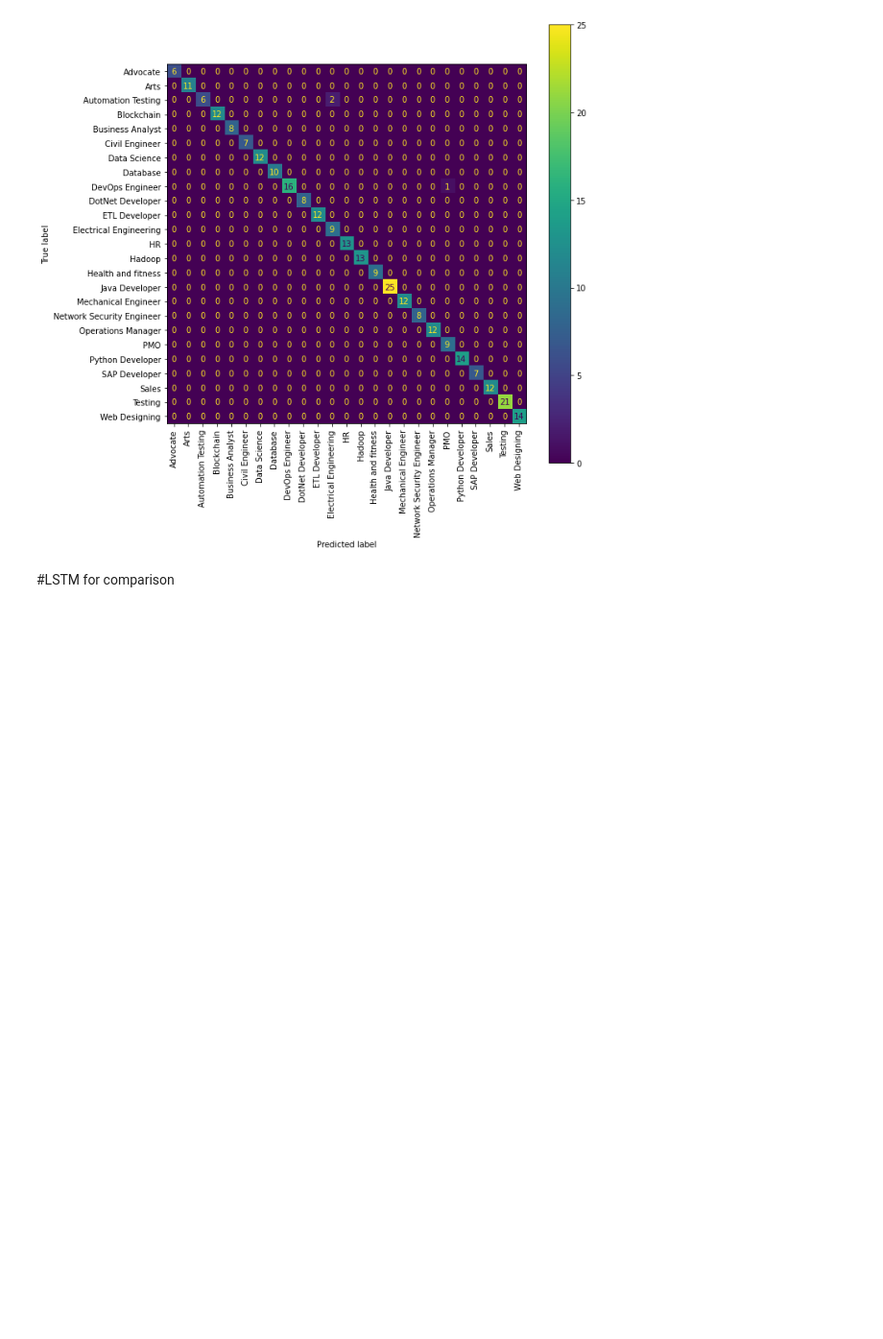
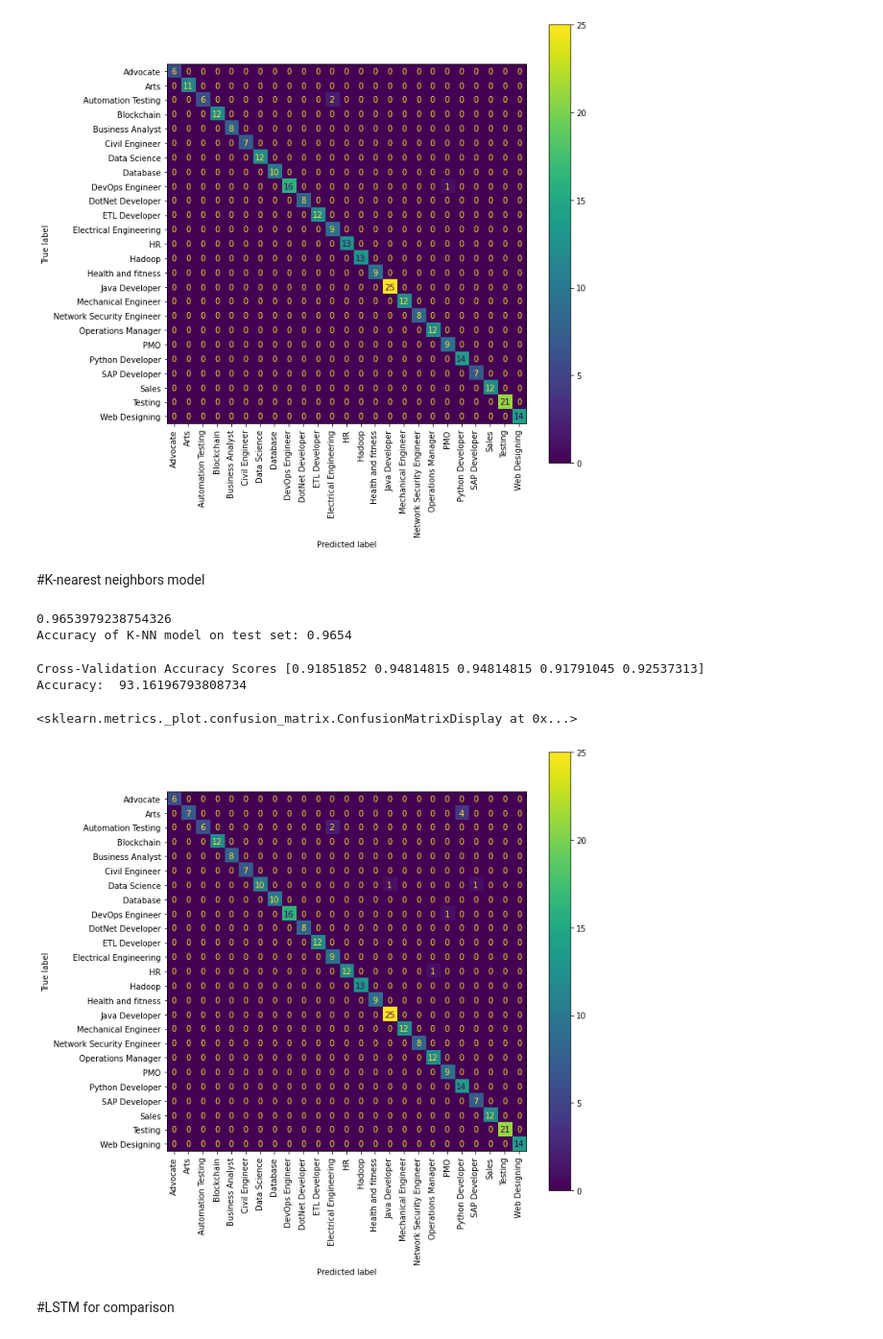
Before and after one commit to AJ-delaCruz/CMPE255, a Jupyter notebook: Resume.ipynb, the cells around one changed output. Shown at 96% size. Saved outputs shown, nothing was run; the diff lists cells and outputs as text; code cells hidden in the pictures; blank space fills up the shorter version.

Commit message:
KNN model with accuracy and confusion matrix

```diff
--- a/Resume.ipynb
+++ b/Resume.ipynb
@@ -287,6 +286,39 @@ disp.plot(ax=ax, xticks_rotation = 'vertical')
 # %% [output]
 <sklearn.metrics._plot.confusion_matrix.ConfusionMatrixDisplay at 0x...>
 [figure]
+# %% [markdown]
+#K-nearest neighbors model
+# %%
+from sklearn.neighbors import KNeighborsClassifier
+
+knn_clf = KNeighborsClassifier(n_neighbors=10)
+knn_clf.fit(X_train_tfidf, y_train)
+
+y_pred_test4 = knn_clf.predict(vectorizer.transform(X_test))
+print(accuracy_score(y_test, y_pred_test4))
+
+print('Accuracy of K-NN model on test set: {:.4f}'.format(knn_clf.score(vectorizer.transform(X_test), y_test)))
+# %% [output]
+0.9653979238754326
+Accuracy of K-NN model on test set: 0.9654
+# %%
+scores = cross_val_score(knn_clf, X_train_tfidf, y_train, cv=5)
+print('Cross-Validation Accuracy Scores', scores)
+print("Accuracy: ", (scores.mean()*100.0))
+# %% [output]
+Cross-Validation Accuracy Scores [0.91851852 0.94814815 0.94814815 0.91791045 0.92537313]
+Accuracy:  93.16196793808734
+# %%
+fig, ax = plt.subplots(figsize=(10,10))
+
+cm = confusion_matrix(y_test, y_pred_test4, labels=knn_clf.classes_)
+disp = ConfusionMatrixDisplay(confusion_matrix=cm,display_labels=knn_clf.classes_)
+
+
+disp.plot(ax=ax, xticks_rotation = 'vertical')
+# %% [output]
+<sklearn.metrics._plot.confusion_matrix.ConfusionMatrixDisplay at 0x...>
+[figure, added]
 # %% [markdown]
 #LSTM for comparison
 # %%
```
Also changed, not shown: parts of 15 cells of this notebook.
